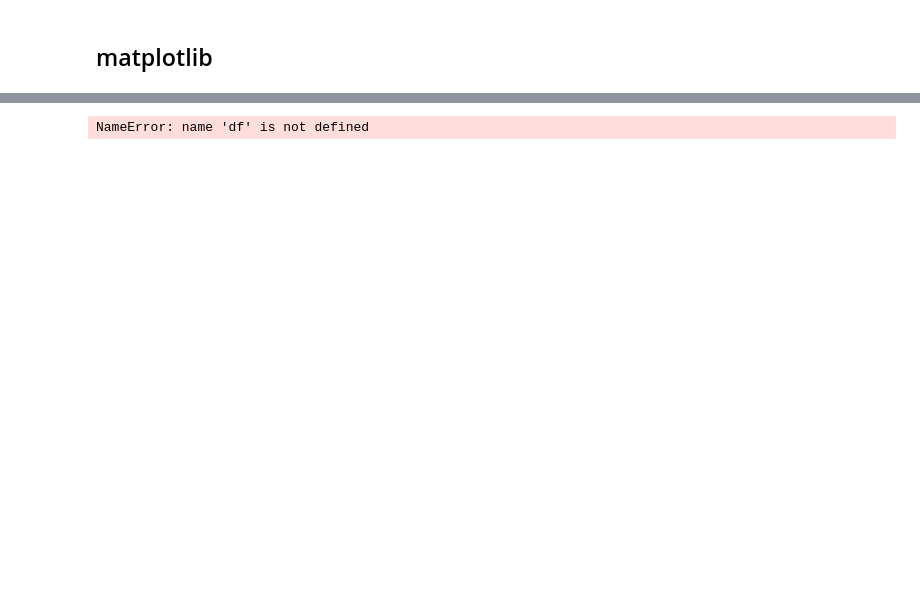
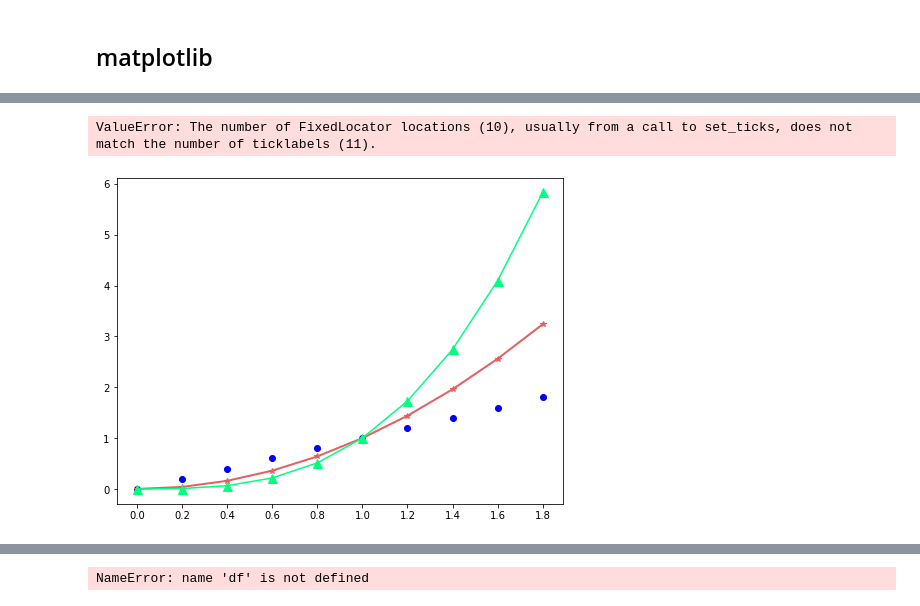
Before and after one commit to blee8/Clogging, a Jupyter notebook: 09_Reference/python_gra.ipynb, the cells around one changed output, grey strips where cells are left out. Saved outputs shown, nothing was run; the diff lists cells and outputs as text; code cells hidden in the pictures; blank space fills up the shorter version.

```diff
--- a/09_Reference/python_gra.ipynb
+++ b/09_Reference/python_gra.ipynb
@@ -126,0 +145,13 @@ print(result)
+# %%
+a = np.arange(0, 2, 0.2)
+
+plt.plot(a, a, 'bo')
+plt.plot(a, a**2, color='#e35f62', marker='*', linewidth=2)
+plt.plot(a, a**3, color='springgreen', marker='^', markersize=9)
+plt.xticks(np.arange(0, 2, 0.2), labels=['Jan', '', 'Feb', '', 'Mar', '', 'May', '', 'June', '', 'July'])
+plt.yticks(np.arange(0, 7), ('0', '1GB', '2GB', '3GB', '4GB', '5GB', '6GB'))
+
+plt.show()
+# %% [output]
+ValueError: The number of FixedLocator locations (10), usually from a call to set_ticks, does not match the number of ticklabels (11).
+[figure, added]
```
Also changed, not shown: parts of 129 cells of this notebook, 18 other files.
